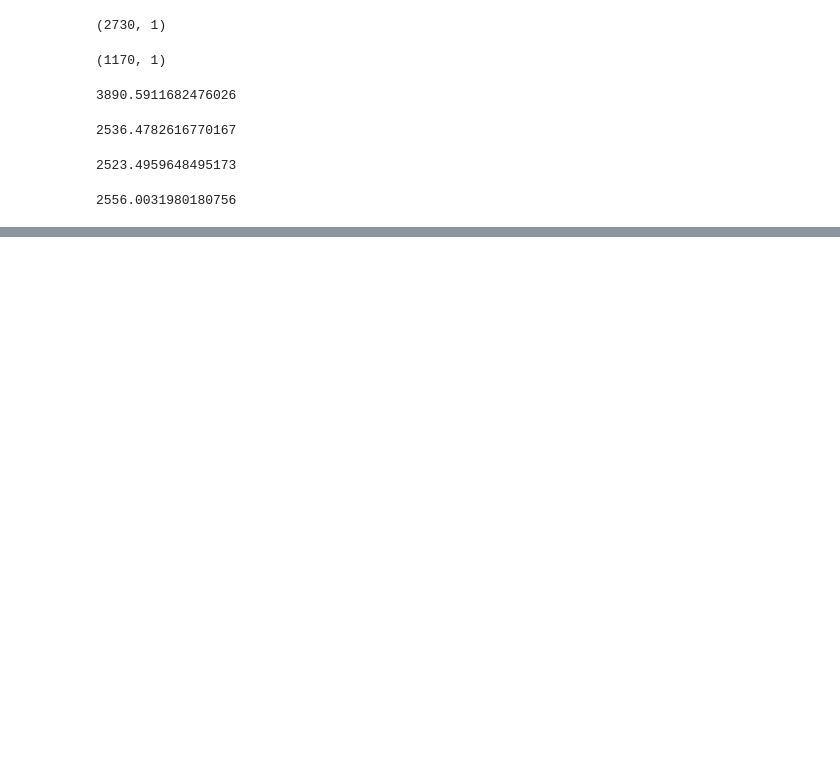
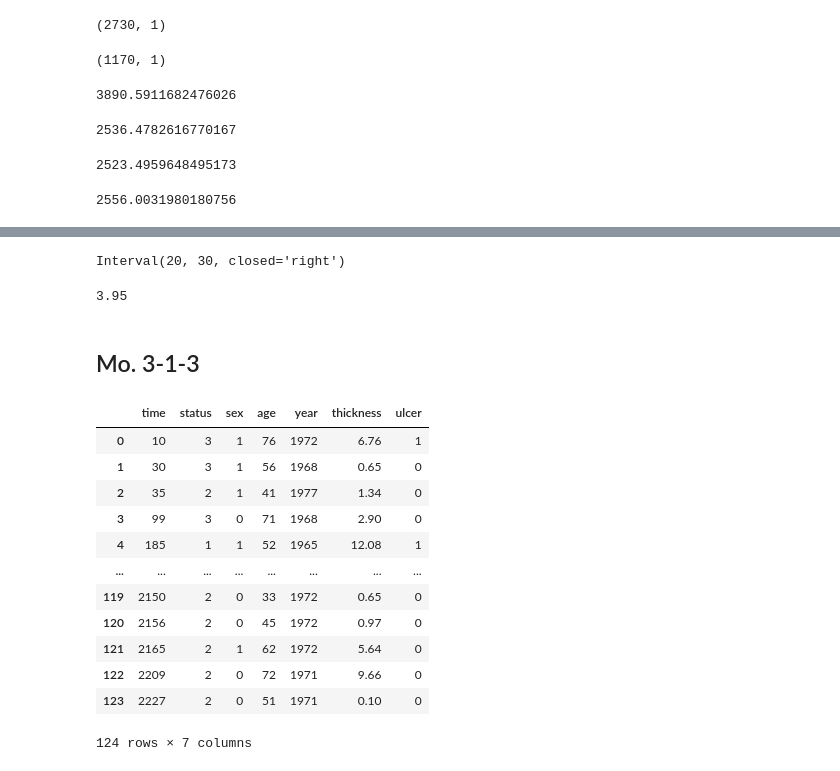
Before and after one commit to MumJetty/BigData, a Jupyter notebook: My Project/gfi01.ipynb, the cells around one changed output, grey strips where cells are left out. Drawn from its saved outputs; the diff is of its cells as text; code cells hidden in the pictures; blank space fills up the shorter version.

```diff
--- a/My Project/gfi01.ipynb
+++ b/My Project/gfi01.ipynb
@@ -1589,0 +1679,4 @@ mean_absolute_error(actual, y_pred)
+# %%
+mode
+# %% [output]
+Interval(20, 30, closed='right')
@@ -1589,0 +1697,40 @@ mean_absolute_error(actual, y_pred)
+# %%
+# 결과 출력
+print(result)
+# %% [output]
+3.95
+# %% [markdown]
+## Mo. 3-1-3
+# %%
+# (문제 ③) Melanoma 데이터셋을 불러와 1번째~122번째 레코드와 123번째 이후 레코드로 데이터셋을 분리하고
+# 각 데이터셋별로 'thickness 칼럼'을 z-score 정규화로 변환한 후 -1과 1 사이 값들의 중앙값을 각각 산출한 후, '합계'를 구하여라.
+# (단, z-score 정규화 변환 계산에 사용되는 평균과 표준편차는 분리된 것과 관계 없이 1번째~122번째 레코드로 이루어진 데이터셋을 기준으로 하고,
+# 출력 시 소수점 넷째자리'까지' 반올림하여 나타낼 것)
+
+import pandas as pd
+exam3=pd.read_csv(r'C:\빅데이터분석기사 실기 모의고사\data\모의고사\03회\Melanoma.csv')
+# %%
+# 1번째~122번째 레코드와 123번째 이후 레코드로 데이터셋을 분리
+
+df1 = exam3.loc[:123]  # 123'미만'
+df2 = exam3.loc[123:]
+
+# loc(location) 함수: 데이터프레임의 행 또는 칼럼의 label이나 boolean array로 인덱싱
+# 즉, 사람이 읽을 수 있는 라벨값으로, 특정값들을 골라오는 방법
+# df.loc[행 인덱싱 값, 열 인덱싱 값]
+# %%
+df1
+# %% [output]
+|  | time | status | sex | age | year | thickness | ulcer |
+| 0 | 10 | 3 | 1 | 76 | 1972 | 6.76 | 1 |
+| 1 | 30 | 3 | 1 | 56 | 1968 | 0.65 | 0 |
+| 2 | 35 | 2 | 1 | 41 | 1977 | 1.34 | 0 |
+| 3 | 99 | 3 | 0 | 71 | 1968 | 2.90 | 0 |
+| 4 | 185 | 1 | 1 | 52 | 1965 | 12.08 | 1 |
+| ... | ... | ... | ... | ... | ... | ... | ... |
+| 119 | 2150 | 2 | 0 | 33 | 1972 | 0.65 | 0 |
+| 120 | 2156 | 2 | 0 | 45 | 1972 | 0.97 | 0 |
+| 121 | 2165 | 2 | 1 | 62 | 1972 | 5.64 | 0 |
+| 122 | 2209 | 2 | 0 | 72 | 1971 | 9.66 | 0 |
+| 123 | 2227 | 2 | 0 | 51 | 1971 | 0.10 | 0 |
+124 rows × 7 columns
```
Also changed, not shown: parts of 82 cells of this notebook, 1 other file.
